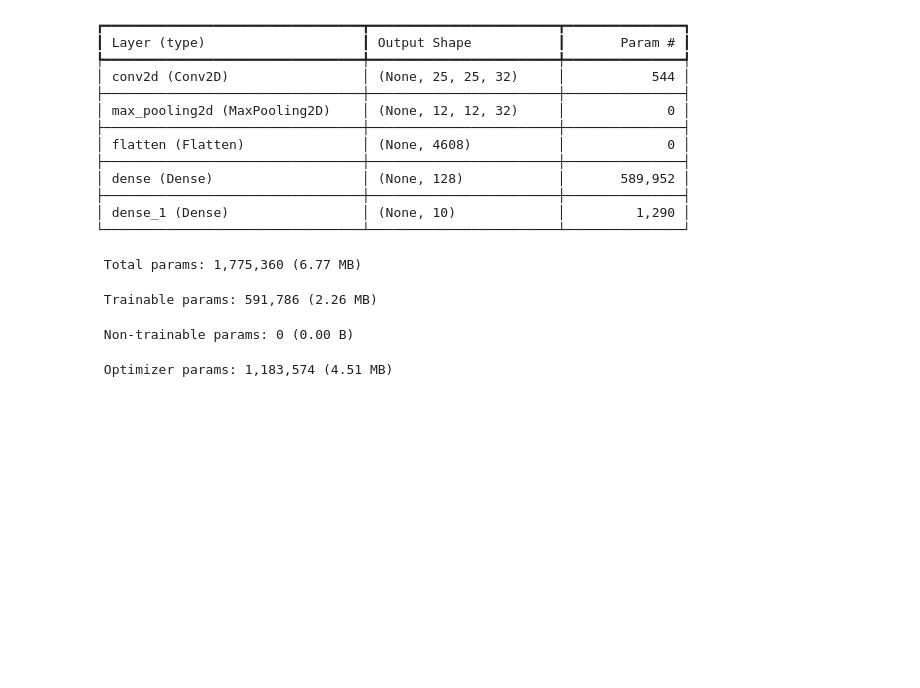
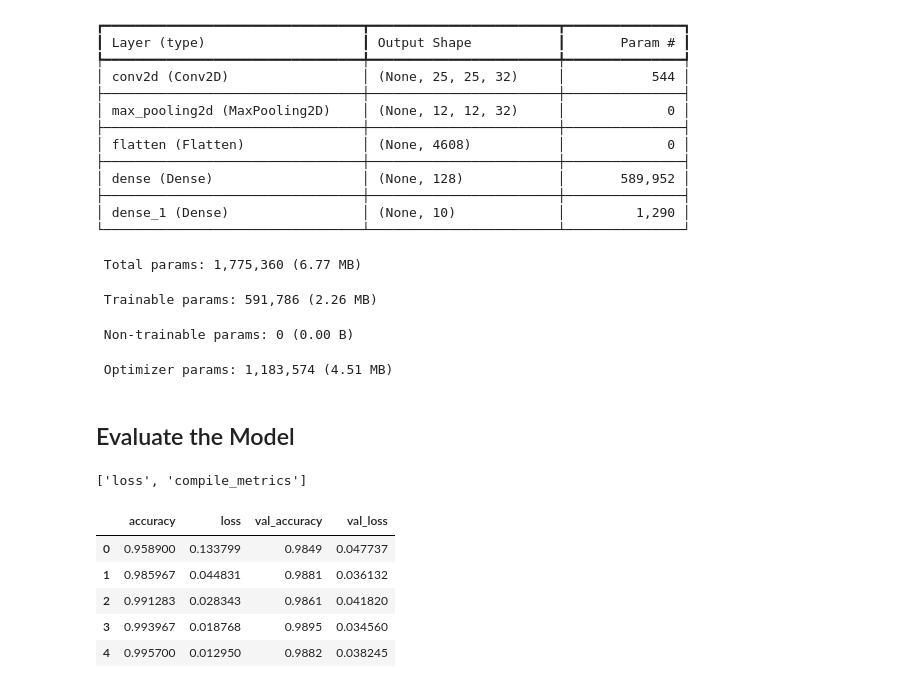
Before and after one commit to Sabbha20/ten-k-learn, a Jupyter notebook: 01 tensorflow-Keras/CNN/01-Keras-CNN-MNIST.ipynb, the cells around one changed output. Drawn from its saved outputs; the diff is of its cells as text; code cells hidden in the pictures; blank space fills up the shorter version.

```diff
--- a/01 tensorflow-Keras/CNN/01-Keras-CNN-MNIST.ipynb
+++ b/01 tensorflow-Keras/CNN/01-Keras-CNN-MNIST.ipynb
@@ -245,3 +243,9 @@ Model: "sequential"
  Trainable params: 591,786 (2.26 MB)
  Non-trainable params: 0 (0.00 B)
  Optimizer params: 1,183,574 (4.51 MB)
+# %% [markdown]
+## Evaluate the Model
+# %%
+model.metrics_names
+# %% [output]
+['loss', 'compile_metrics']
@@ -247,0 +254,9 @@ Model: "sequential"
+# %%
+losses.head()
+# %% [output]
+|  | accuracy | loss | val_accuracy | val_loss |
+| 0 | 0.958900 | 0.133799 | 0.9849 | 0.047737 |
+| 1 | 0.985967 | 0.044831 | 0.9881 | 0.036132 |
+| 2 | 0.991283 | 0.028343 | 0.9861 | 0.041820 |
+| 3 | 0.993967 | 0.018768 | 0.9895 | 0.034560 |
+| 4 | 0.995700 | 0.012950 | 0.9882 | 0.038245 |
```
Also changed, not shown: parts of 12 cells of this notebook.
